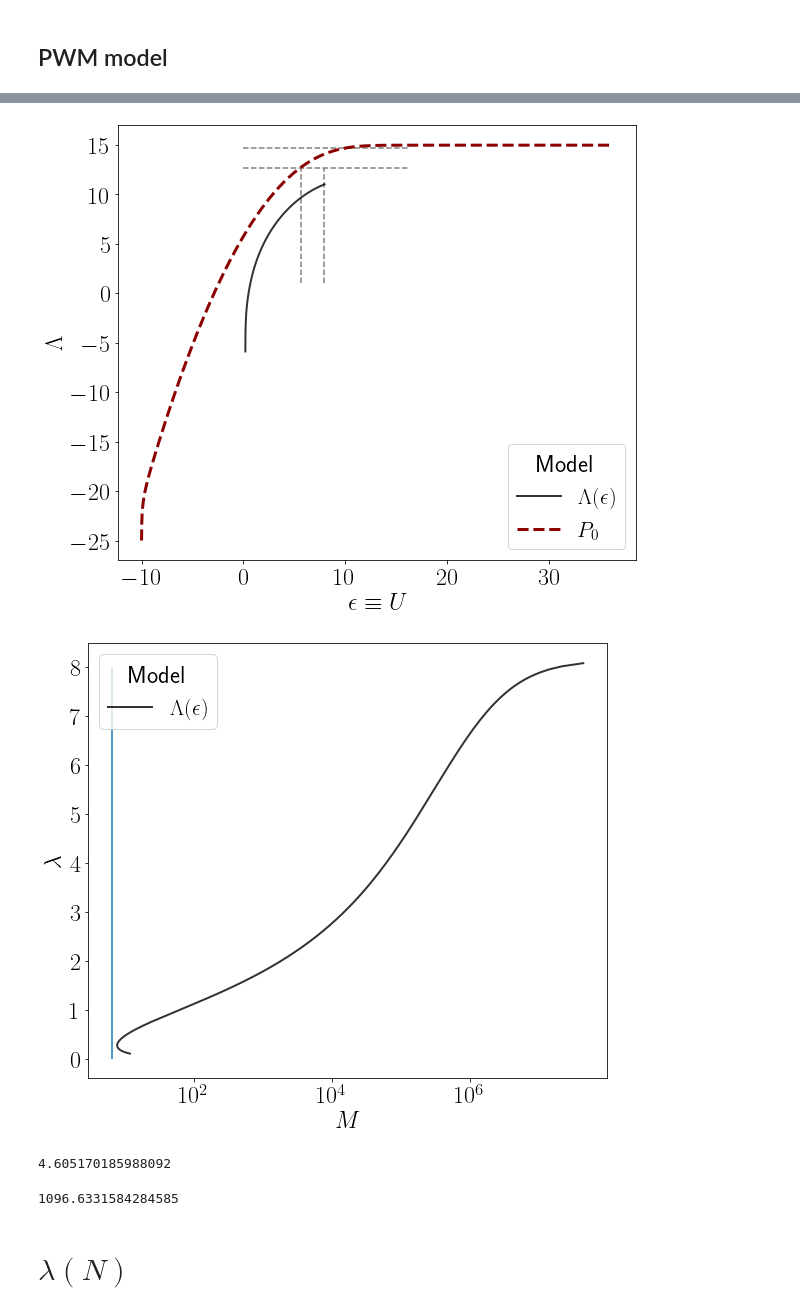
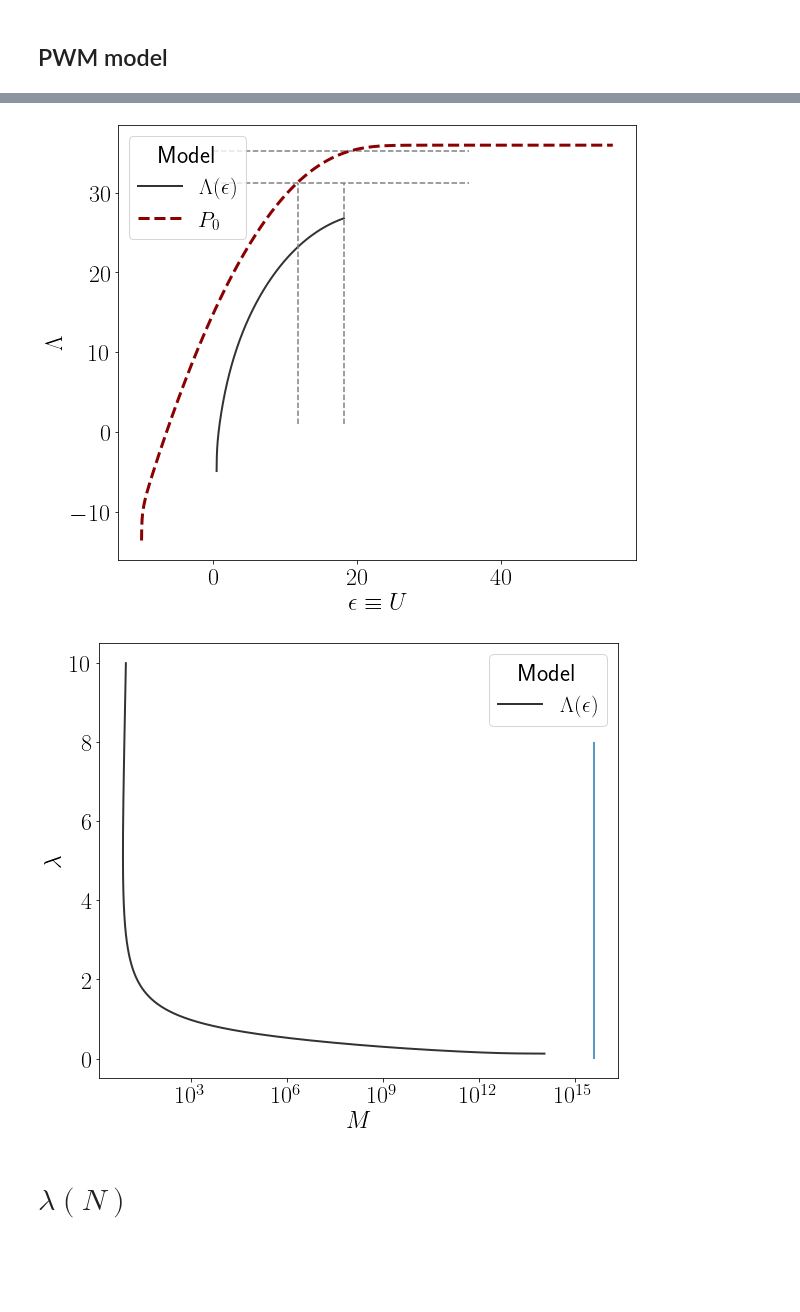
Before and after one commit to rmorantovar/Immune_System, a Jupyter notebook: Jupyter_Notebooks/5_Geometric_exponent.ipynb, the cells around one changed output, grey strips where cells are left out. Drawn from its saved outputs; the diff is of its cells as text; code cells hidden in the pictures; blank space fills up the shorter version.

```diff
--- a/Jupyter_Notebooks/5_Geometric_exponent.ipynb
+++ b/Jupyter_Notebooks/5_Geometric_exponent.ipynb
@@ -217,10 +217,10 @@ L_alphabet = len(Alphabet)
 
 #antigen_seq = np.random.randint(0, len(Alphabet), L)
 #antigen = Alphabet[antigen_seq]
-#antigen = 'TACNSEYPNTTK'
-antigen = 'TANSEYPNTK'
-antigen = 'MRTAYRNG'
-antigen = 'MRTAY'
+antigen = 'TACNSEYPNTTK'
+#antigen = 'TANSEYPNTK'
+#antigen = 'MRTAYRNG'
+#antigen = 'MRTAY'
 
 L = len(antigen)
 antigen_list = [i for i in antigen]
@@ -593,47 +593,36 @@ ax.vlines([Us[np.where(np.log(np.cumsum(np.exp(s)*dU))<s_PWM)][-1], es[np.where(
 ax.legend(loc = 0, fontsize = 22, title = r'Model', title_fontsize = 24)
 my_plot_layout(ax=ax, xscale = 'linear', yscale = 'linear', ylabel = '$\Lambda$', xlabel = r'$\epsilon\equiv U$')
 # %% [output]
-[figure, old version]
+[figure, new version]
 # %%
 
 e0 = mean_lowest_effect
 d = d_eff
 
 #Ts = np.logspace(Log10Tmin, Log10Tmax, 1000)
 F_PWM = -Ts*np.log(Z_PWM(PWM, Ts))
 fig, ax = plt.subplots(figsize=(10,8), gridspec_kw={'left':0.18})
 
 Us = F_PWM[:-1]-Ts[:-1]*(np.diff(F_PWM)/np.diff(Ts))
 dU = np.diff(Us)
 s = np.cumsum((1/Ts[:-2])*dU)
 Ms = 1/(np.cumsum((np.exp(s)/(2*np.cumsum(np.exp(s)*dU)[-1])))*dU)
 lambdas = 1/Ts[:-1]
 
-ax.plot(Ms, lambdas[:-1], color = 'black', linewidth = 2, label = r'$\Lambda(\epsilon)$', alpha = .8, linestyle = '-')
-ax.vlines(np.log10(np.power(20,L)), 0, 8)
+ax.plot(Ms, 1/lambdas[:-1], color = 'black', linewidth = 2, label = r'$\Lambda(\epsilon)$', alpha = .8, linestyle = '-')
+ax.vlines(np.power(20,L), 0, 8)
 #ax.hlines([18**L, 1], min_E, max_E, linestyle = '--', color = 'grey')
 
 #ax.plot(es, np.log(np.cumsum(20**L*(2*np.pi*var_E)**(-0.5)*np.exp(-(es-avg_E)**2/(2*var_E))*de)), label = r'$P_0$', linewidth = 3, color = 'darkred', linestyle = '--')
 #ax.vlines([Us[np.where(np.log(np.cumsum(np.exp(s)*dU))<s_PWM)][-1], es[np.where(np.log(np.cumsum(20**L*(2*np.pi*var_E)**(-0.5)*np.exp(-(es-avg_E)**2/(2*var_E))*de))<s_PWM)][-1]], 1, s_PWM, linestyle = '--', color = 'grey')
 #ax.plot(Us[:-1], (np.exp(s)*np.exp(-Us[:-1]))/Z_PWM(PWM, 1)*20**L, color = 'black', linewidth = 2, label = '$\Lambda(\epsilon)\cdot e^{\epsilon}$', alpha = .8, linestyle = '-')
 
 #ax.hlines(1, min_E, max_E, color = 'black', linestyle = '--')
 
 ax.legend(loc = 0, fontsize = 22, title = r'Model', title_fontsize = 24)
 my_plot_layout(ax=ax, xscale = 'log', yscale = 'linear', xlabel = '$M$', ylabel = r'$\lambda$')
 # %% [output]
-[figure, old version]
+[figure, new version]
-# %%
-2/np.log10(np.exp(1))
-# %% [output]
-4.605170185988092
-# %%
-deltaE = 5/np.log10(np.exp(1))
-s = deltaE*0.5
-np.log(20)
-np.exp(7)
-# %% [output]
-1096.6331584284585
 # %% [markdown]
 # $\lambda(N)$
 # %%
```
Also changed, not shown: parts of 13 cells of this notebook, 51 other files.
